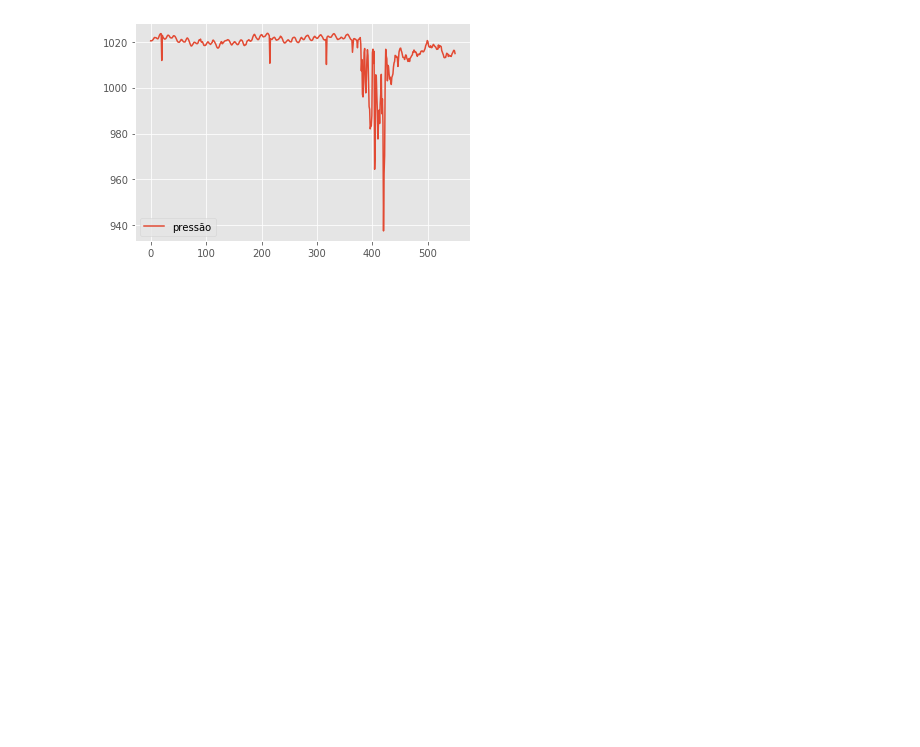
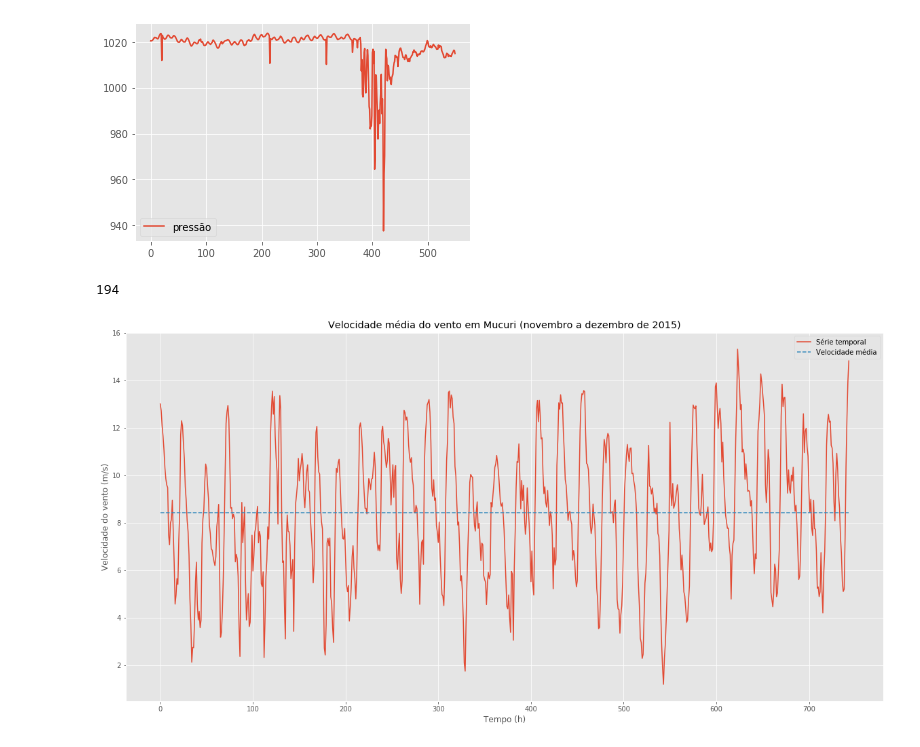
Before and after one commit to patricksferraz/wind-speed-forecast, a Jupyter notebook: data_analysis.ipynb, the cells around one changed output. Saved outputs shown, nothing was run; the diff lists cells and outputs as text; code cells hidden in the pictures; blank space fills up the shorter version.

```diff
--- a/data_analysis.ipynb
+++ b/data_analysis.ipynb
@@ -106,3 +105,26 @@ plt.show()
 [figure]
 [figure]
 [figure]
+# %%
+# plot the speeds
+dataframe_t = pd.read_csv("confidential/train150.txt", delimiter="\t", header=None)
+dataset_t = dataframe_t.values
+dataframe_p = pd.read_csv("confidential/prev150.txt", delimiter="\t", header=None)
+dataset_p = dataframe_p.values
+YY = np.concatenate([dataset_t[:, 4], dataset_p[:,4]])
+y_size = range(len(YY))
+
+print(len(dataset_p))
+
+plt.figure(figsize=(20,10))
+plt.style.use("ggplot")
+plt.plot(y_size, YY, label="Série temporal")
+plt.plot(y_size, [YY.mean()] * len(YY), linestyle="--", label="Velocidade média")
+plt.title("Velocidade média do vento em Mucuri (novembro a dezembro de 2015)")
+plt.xlabel("Tempo (h)")
+plt.ylabel("Velocidade do vento (m/s)")
+plt.legend()
+plt.show()
+# %% [output]
+194
+[figure, added]
```
Also changed, not shown: parts of 2 cells of this notebook, 4 other files.
